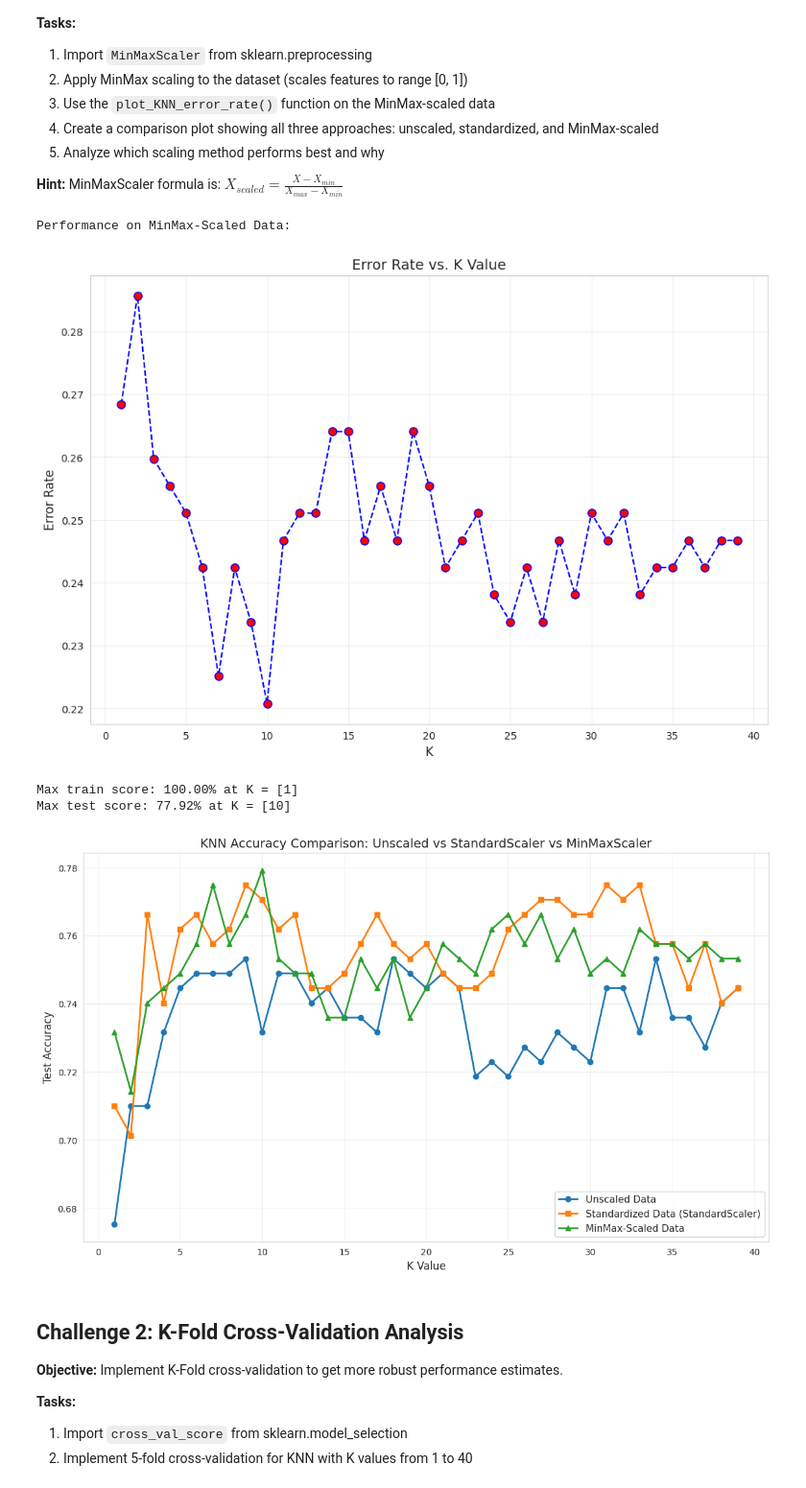
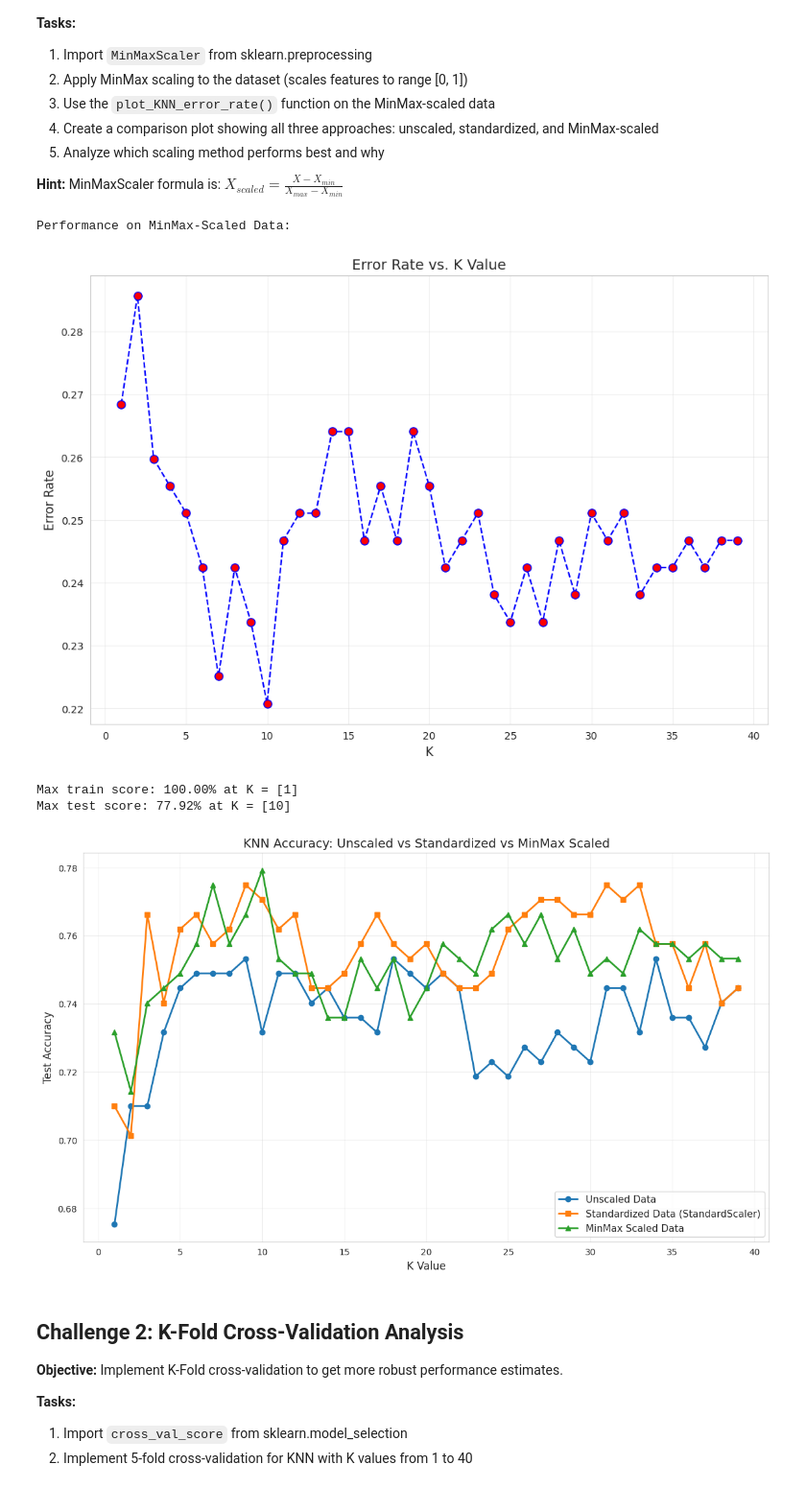
Before and after one commit to Tanushree2905/AIML_projects, a Jupyter notebook: Copy_of_AIML_Training_Program_Module_3_project_.ipynb, the cells around one changed output. Shown at 96% size. Saved outputs shown, nothing was run; the diff lists cells and outputs as text; code cells hidden in the pictures.

```diff
--- a/Copy_of_AIML_Training_Program_Module_3_project_.ipynb
+++ b/Copy_of_AIML_Training_Program_Module_3_project_.ipynb
@@ -436,34 +436,33 @@ Test your understanding by completing these three challenges. Solutions are not
 # %%
 # Your code here for Challenge 1
 from sklearn.preprocessing import MinMaxScaler
-import matplotlib.pyplot as plt
 
-# 1. Initialize and apply MinMaxScaler
-min_max_scaler = MinMaxScaler()
-min_max_scaled_data = min_max_scaler.fit_transform(X)
+# 1. Apply MinMaxScaler
+minmax_scaler = MinMaxScaler()
+minmax_scaled_data = minmax_scaler.fit_transform(X)
 
-# 2. Evaluate KNN performance on MinMax scaled data
+# 2. Evaluate performance on MinMax-scaled data
 print("Performance on MinMax-Scaled Data:")
-minmax_test_scores = plot_KNN_error_rate(min_max_scaled_data, diabetes_data['Outcome'])
+minmax_test_scores = plot_KNN_error_rate(minmax_scaled_data, y)
 
-# 3. Comparison plot for all three approaches
+# 3. Create comparison plot for all three approaches
 plt.figure(figsize=(14, 8))
 plt.plot(range(1, 40), unchanged_test_scores, marker='o', label='Unscaled Data', linewidth=2)
 plt.plot(range(1, 40), scaled_test_scores, marker='s', label='Standardized Data (StandardScaler)', linewidth=2)
-plt.plot(range(1, 40), minmax_test_scores, marker='^', label='MinMax-Scaled Data', linewidth=2)
+plt.plot(range(1, 40), minmax_test_scores, marker='^', label='MinMax Scaled Data', linewidth=2)
 
-plt.title('KNN Accuracy Comparison: Unscaled vs StandardScaler vs MinMaxScaler', fontsize=14)
+plt.title('KNN Accuracy: Unscaled vs Standardized vs MinMax Scaled', fontsize=14)
 plt.xlabel('K Value', fontsize=12)
 plt.ylabel('Test Accuracy', fontsize=12)
 plt.legend(fontsize=11)
 plt.grid(True, alpha=0.3)
 plt.show()
 # %% [output]
 Performance on MinMax-Scaled Data:
 [figure]
 Max train score: 100.00% at K = [1]
 Max test score: 77.92% at K = [10]
-[figure, old version]
+[figure, new version]
 # %% [markdown]
 ## Challenge 2: K-Fold Cross-Validation Analysis
 
```
Also changed, not shown: parts of 4 cells of this notebook.
